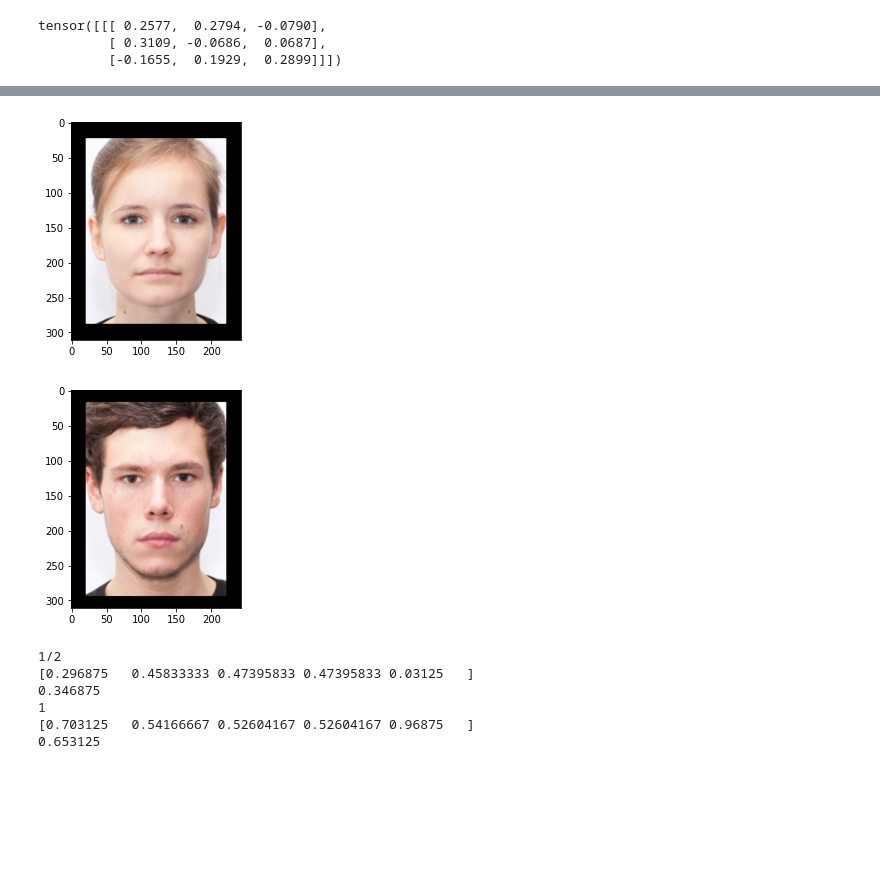
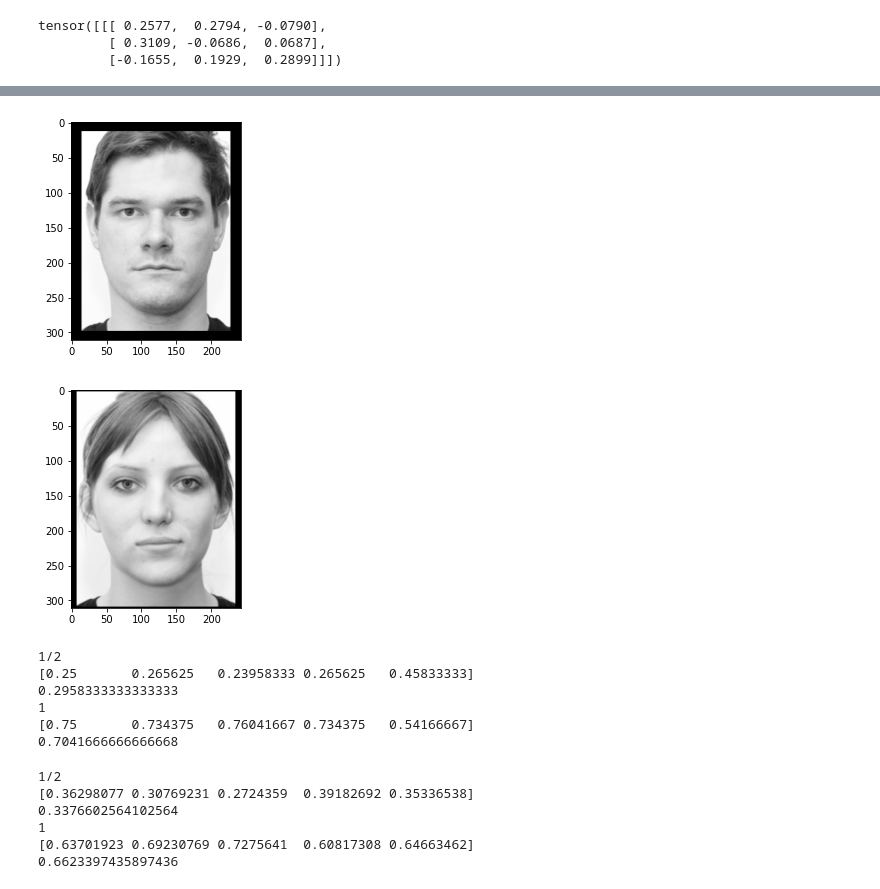
Before and after one commit to Krl1/PersonalityPrediction, a Jupyter notebook: test_model.ipynb, the cells around one changed output, grey strips where cells are left out. Saved outputs shown, nothing was run; the diff lists cells and outputs as text; code cells hidden in the pictures; blank space fills up the shorter version.

```diff
--- a/test_model.ipynb
+++ b/test_model.ipynb
@@ -68,22 +77,22 @@ file: data/BFD/test/test.pickle
 # %%
 from matplotlib import pyplot as plt
 i=0
 for batch in tqdm(dm.val_dataloader()):
     image = batch['normalized'][0,:,:]
     plt.figure()
     plt.imshow(cv2.cvtColor(np.array(image), cv2.COLOR_BGR2RGB))
-    if i == 1:
-        break
-    i+=1
+#     if i == 1:
+#         break
+#     i+=1
 # %% [output]
-[figure, old version]
+[figure, new version]
-[figure, old version]
+[figure, new version]
 # %%
 acc_class_global_1 = np.zeros(5)
 acc_class_global_12 = np.zeros(5)
 i=0
 for batch in tqdm(dm.val_dataloader()):
-    X, Y = batch['original'], batch['label']
+    X, Y = batch['normalized'], batch['label']
     Y_pred = np.zeros_like(Y)#cnn4.predict_step(X, None)
     Y_pred_12 = np.where(Y_pred > 1/2, 1, 0)
     Y_pred_1 = np.ones_like(Y)
@@ -103,8 +112,38 @@ print(acc_class_global_1)
 print(acc_class_global_1.mean())
 # %% [output]
 1/2
-[0.296875   0.45833333 0.47395833 0.47395833 0.03125   ]
-0.346875
+[0.25       0.265625   0.23958333 0.265625   0.45833333]
+0.2958333333333333
 1
-[0.703125   0.54166667 0.52604167 0.52604167 0.96875   ]
-0.653125
+[0.75       0.734375   0.76041667 0.734375   0.54166667]
+0.7041666666666668
+# %%
+acc_class_global_1 = np.zeros(5)
+acc_class_global_12 = np.zeros(5)
+i=0
+for batch in tqdm(dm.train_dataloader()):
+    X, Y = batch['normalized'], batch['label']
+    Y_pred = np.zeros_like(Y)#cnn4.predict_step(X, None)
+    Y_pred_12 = np.where(Y_pred > 1/2, 1, 0)
+    Y_pred_1 = np.ones_like(Y)
+    acc_class_12 = np.sum(Y_pred_12 == np.array(Y), axis=0) / len(Y)
+    acc_class_1 = np.sum(Y_pred_1 == np.array(Y), axis=0) / len(Y)
+    acc_class_global_12 += acc_class_12
+    acc_class_global_1 += acc_class_1
+    i+=1
+acc_class_global_12 /= i
+print('1/2')
+print(acc_class_global_12)
+print(acc_class_global_12.mean())
+
+acc_class_global_1 /= i
+print('1')
+print(acc_class_global_1)
+print(acc_class_global_1.mean())
+# %% [output]
+1/2
+[0.36298077 0.30769231 0.2724359  0.39182692 0.35336538]
+0.3376602564102564
+1
+[0.63701923 0.69230769 0.7275641  0.60817308 0.64663462]
+0.6623397435897436
```
Also changed, not shown: parts of 3 cells of this notebook, 7 other files.
